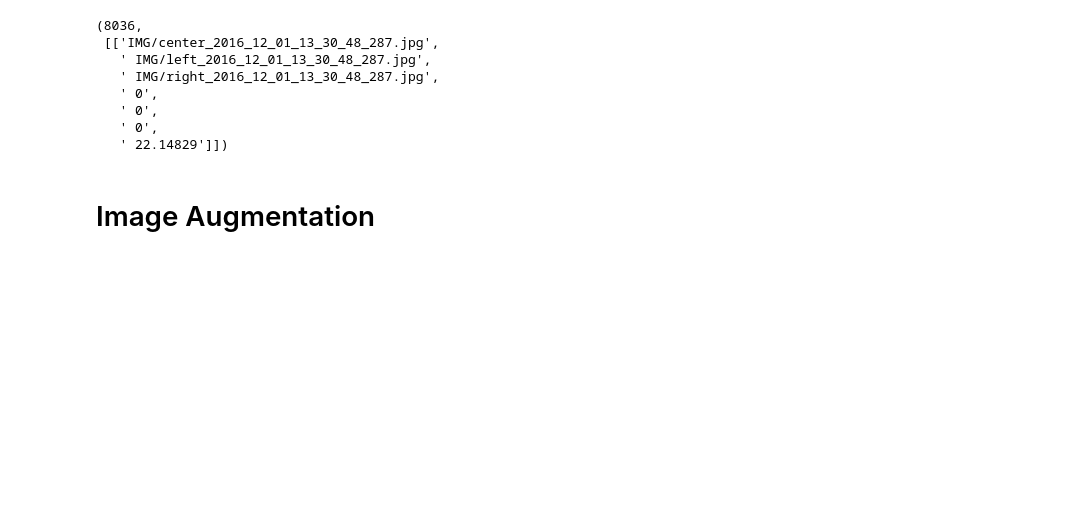
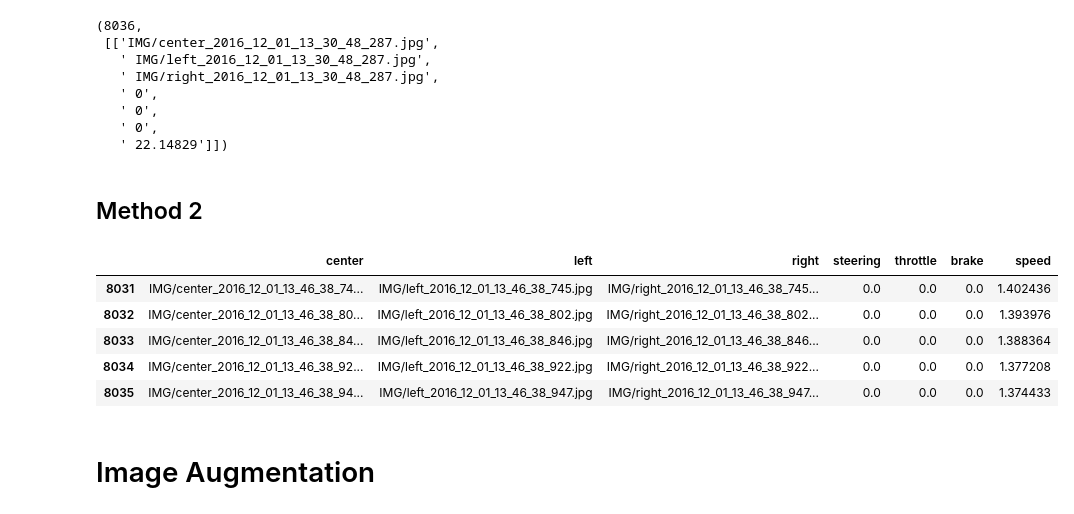
Before and after one commit to No1Talent/DLSelfDrivingCars, a Jupyter notebook: Self_Driving_Car.ipynb, the cells around one changed output. Saved outputs shown, nothing was run; the diff lists cells and outputs as text; code cells hidden in the pictures; blank space fills up the shorter version.

```diff
--- a/Self_Driving_Car.ipynb
+++ b/Self_Driving_Car.ipynb
@@ -67,3 +69,5 @@ len(samples), samples[:1]
    ' 0',
    ' 0',
    ' 22.14829']])
+# %% [markdown]
+## Method 2
@@ -70,3 +89,51 @@ len(samples), samples[:1]
+# %%
+import argparse
+import torch
+
+# Default parameters
+default_params = {
+    'data_dir' : '/content/gdrive/MyDrive/data/',
+    'nb_epoch': 50,
+    'test_size': 0.1,
+    'learning_rate': 0.0001,
+    'samples_per_epoch': 64,
+    'batch_size': 36,
+    'cuda': True,
+    'seed': 7
+}
+
+# Parse command-line arguments
+args = argparse.Namespace(**default_params)
+
+# Adjust CUDA setting based on availability
+args.cuda = args.cuda and torch.cuda.is_available()
+
+# Set random seed for reproducibility
+torch.manual_seed(args.seed)
+if args.cuda:
+    torch.cuda.manual_seed(args.seed)
+# %%
+import pandas as pd
+import numpy as np
+from sklearn.model_selection import train_test_split
+
+columns = ["center", "left", "right", "steering", "throttle", "reverse", "speed"]
+df = pd.read_csv(os.path.join(args.data_dir,"driving_log.csv"))
+
+X = df[['center', 'left', 'right']].values
+y = df['steering'].values
+
+# Split the data into training (80%), testing (20%), and validation sets
+X_train, X_valid, y_train, y_valid = train_test_split(X, y, test_size=args.test_size, random_state=0, shuffle=True)
+# %%
+df.tail()
+# %% [output]
+|  | center | left | right | steering | throttle | brake | speed |
+| 8031 | IMG/center_2016_12_01_13_46_38_74... | IMG/left_2016_12_01_13_46_38_745.jpg | IMG/right_2016_12_01_13_46_38_745... | 0.0 | 0.0 | 0.0 | 1.402436 |
+| 8032 | IMG/center_2016_12_01_13_46_38_80... | IMG/left_2016_12_01_13_46_38_802.jpg | IMG/right_2016_12_01_13_46_38_802... | 0.0 | 0.0 | 0.0 | 1.393976 |
+| 8033 | IMG/center_2016_12_01_13_46_38_84... | IMG/left_2016_12_01_13_46_38_846.jpg | IMG/right_2016_12_01_13_46_38_846... | 0.0 | 0.0 | 0.0 | 1.388364 |
+| 8034 | IMG/center_2016_12_01_13_46_38_92... | IMG/left_2016_12_01_13_46_38_922.jpg | IMG/right_2016_12_01_13_46_38_922... | 0.0 | 0.0 | 0.0 | 1.377208 |
+| 8035 | IMG/center_2016_12_01_13_46_38_94... | IMG/left_2016_12_01_13_46_38_947.jpg | IMG/right_2016_12_01_13_46_38_947... | 0.0 | 0.0 | 0.0 | 1.374433 |
 # %% [markdown]
 # Image Augmentation
 # %%
```
Also changed, not shown: parts of 15 cells of this notebook.
